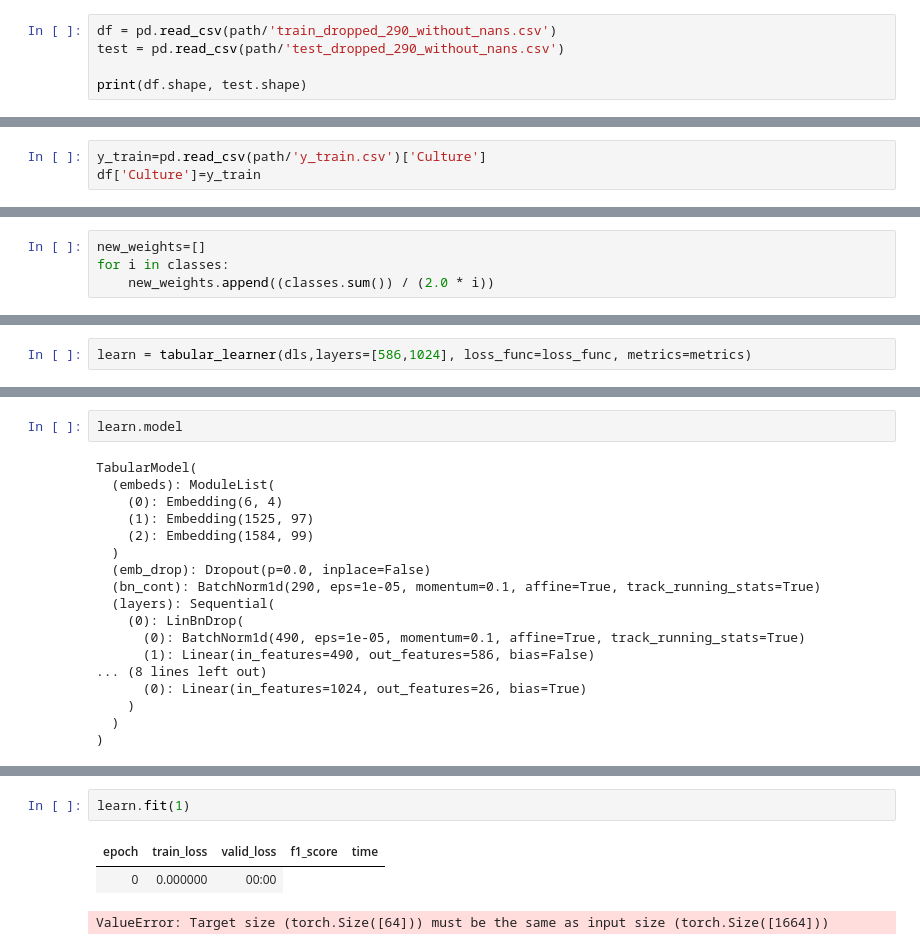
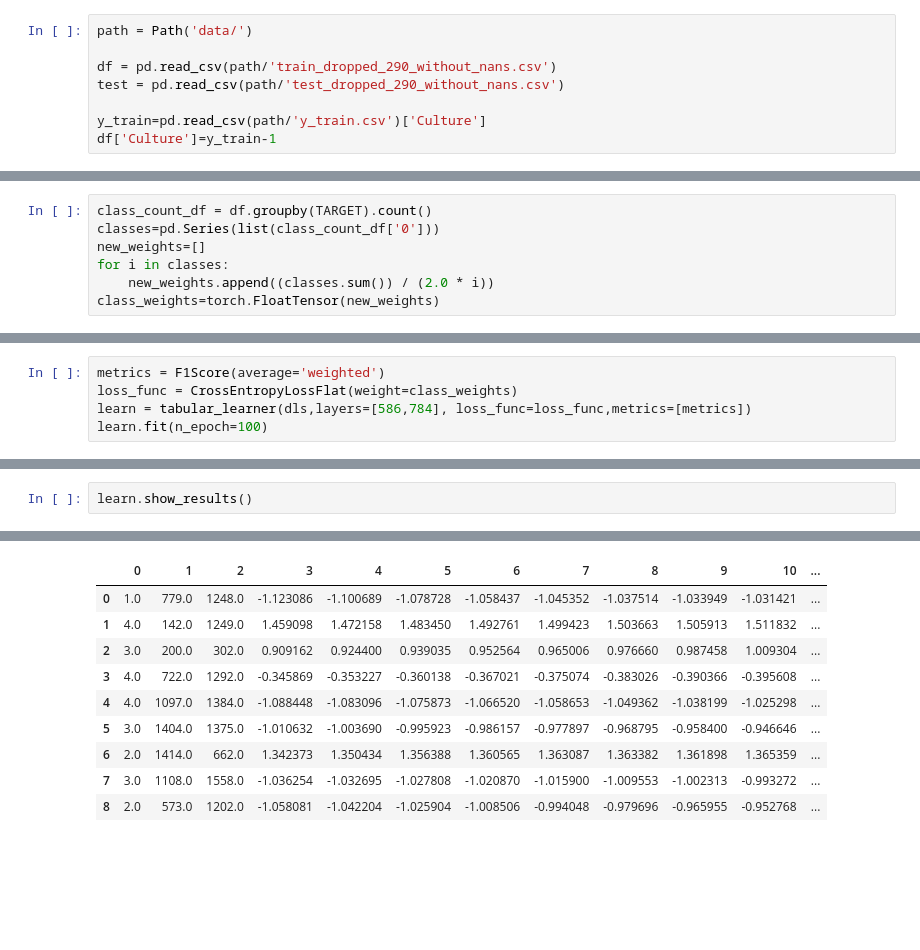
Before and after one commit to valpaq/some_competitions, a Jupyter notebook: agrocode/fastai.ipynb, the cells around one changed output, grey strips where cells are left out. Cells and saved outputs as stored; diff of their text form; blank space fills up the shorter version.

```diff
--- a/agrocode/fastai.ipynb
+++ b/agrocode/fastai.ipynb
@@ -16,5 +12,8 @@ print(path.ls())
 # %%
+path = Path('data/')
+
 df = pd.read_csv(path/'train_dropped_290_without_nans.csv')
 test = pd.read_csv(path/'test_dropped_290_without_nans.csv')
 
-print(df.shape, test.shape)
+y_train=pd.read_csv(path/'y_train.csv')['Culture']
+df['Culture']=y_train-1
@@ -23,6 +20,3 @@ print(df.shape, test.shape)
-# %%
-y_train=pd.read_csv(path/'y_train.csv')['Culture']
-df['Culture']=y_train
 # %%
 CAT_NAMES = ['0','1','2']
 CONT_NAMES = list((df.drop(['0','1','2','Culture'],axis=1)).columns)
@@ -84,4 +39,7 @@ pandas.core.series.Series
 # %%
+class_count_df = df.groupby(TARGET).count()
+classes=pd.Series(list(class_count_df['0']))
 new_weights=[]
 for i in classes:
     new_weights.append((classes.sum()) / (2.0 * i))
+class_weights=torch.FloatTensor(new_weights)
@@ -102,2 +46,5 @@ loss_func = BCEWithLogitsLossFlat(weight=class_weights)
 # %%
-learn = tabular_learner(dls,layers=[586,1024], loss_func=loss_func, metrics=metrics)
+metrics = F1Score(average='weighted')
+loss_func = CrossEntropyLossFlat(weight=class_weights)
+learn = tabular_learner(dls,layers=[586,784], loss_func=loss_func,metrics=[metrics])
+learn.fit(n_epoch=100)
@@ -104,20 +70,3 @@ learn = tabular_learner(dls,layers=[586,1024], loss_func=loss_func, metrics=metr
 # %%
-learn.model
+learn.show_results()
 # %% [output]
-TabularModel(
-  (embeds): ModuleList(
-    (0): Embedding(6, 4)
-    (1): Embedding(1525, 97)
-    (2): Embedding(1584, 99)
-  )
-  (emb_drop): Dropout(p=0.0, inplace=False)
-  (bn_cont): BatchNorm1d(290, eps=1e-05, momentum=0.1, affine=True, track_running_stats=True)
-  (layers): Sequential(
-    (0): LinBnDrop(
-      (0): BatchNorm1d(490, eps=1e-05, momentum=0.1, affine=True, track_running_stats=True)
-      (1): Linear(in_features=490, out_features=586, bias=False)
-... (8 lines left out)
-      (0): Linear(in_features=1024, out_features=26, bias=True)
-    )
-  )
-)
@@ -124,6 +74,10 @@ TabularModel(
+|  | 0 | 1 | 2 | 3 | 4 | 5 | 6 | 7 | 8 | 9 | 10 | ... |
+| 0 | 1.0 | 779.0 | 1248.0 | -1.123086 | -1.100689 | -1.078728 | -1.058437 | -1.045352 | -1.037514 | -1.033949 | -1.031421 | ... |
+| 1 | 4.0 | 142.0 | 1249.0 | 1.459098 | 1.472158 | 1.483450 | 1.492761 | 1.499423 | 1.503663 | 1.505913 | 1.511832 | ... |
+| 2 | 3.0 | 200.0 | 302.0 | 0.909162 | 0.924400 | 0.939035 | 0.952564 | 0.965006 | 0.976660 | 0.987458 | 1.009304 | ... |
+| 3 | 4.0 | 722.0 | 1292.0 | -0.345869 | -0.353227 | -0.360138 | -0.367021 | -0.375074 | -0.383026 | -0.390366 | -0.395608 | ... |
+| 4 | 4.0 | 1097.0 | 1384.0 | -1.088448 | -1.083096 | -1.075873 | -1.066520 | -1.058653 | -1.049362 | -1.038199 | -1.025298 | ... |
+| 5 | 3.0 | 1404.0 | 1375.0 | -1.010632 | -1.003690 | -0.995923 | -0.986157 | -0.977897 | -0.968795 | -0.958400 | -0.946646 | ... |
+| 6 | 2.0 | 1414.0 | 662.0 | 1.342373 | 1.350434 | 1.356388 | 1.360565 | 1.363087 | 1.363382 | 1.361898 | 1.365359 | ... |
+| 7 | 3.0 | 1108.0 | 1558.0 | -1.036254 | -1.032695 | -1.027808 | -1.020870 | -1.015900 | -1.009553 | -1.002313 | -0.993272 | ... |
+| 8 | 2.0 | 573.0 | 1202.0 | -1.058081 | -1.042204 | -1.025904 | -1.008506 | -0.994048 | -0.979696 | -0.965955 | -0.952768 | ... |
-# %%
-learn.fit(1)
-# %% [output]
-| epoch | train_loss | valid_loss | f1_score | time |
-| 0 | 0.000000 | 00:00 |
-ValueError: Target size (torch.Size([64])) must be the same as input size (torch.Size([1664]))
```
Also changed, not shown: parts of 19 cells of this notebook.
